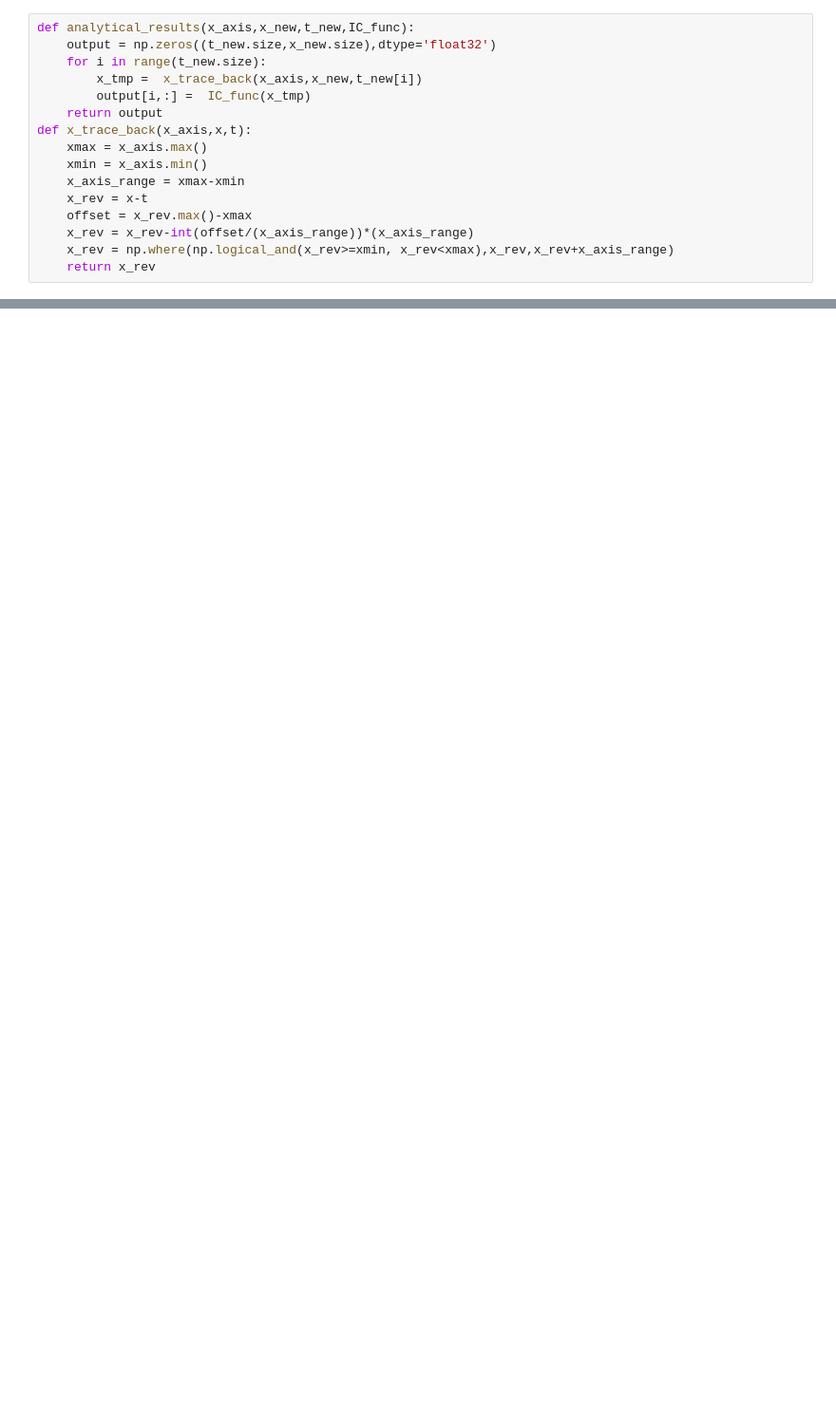
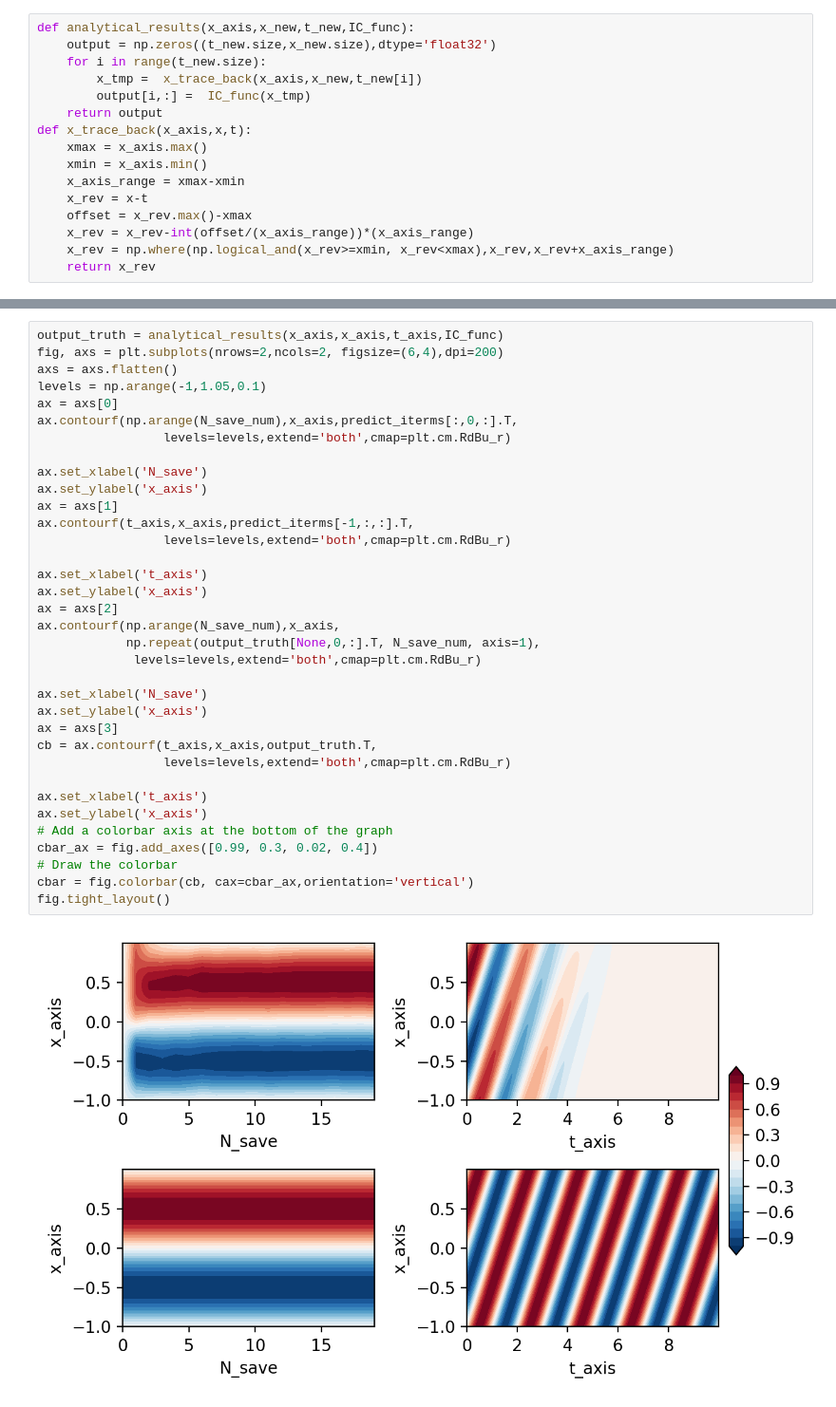
Before and after one commit to ChenggongWang/PINN_pytorch, a Jupyter notebook: Advection_1d.ipynb, the cells around one changed output, grey strips where cells are left out. Shown at 95% size. Saved outputs shown, nothing was run; the diff lists cells and outputs as text; blank space fills up the shorter version.

```diff
--- a/Advection_1d.ipynb
+++ b/Advection_1d.ipynb
@@ -249,3 +292,40 @@ fig.tight_layout()
+# %%
+output_truth = analytical_results(x_axis,x_axis,t_axis,IC_func)
+fig, axs = plt.subplots(nrows=2,ncols=2, figsize=(6,4),dpi=200)
+axs = axs.flatten()
+levels = np.arange(-1,1.05,0.1)
+ax = axs[0]
+ax.contourf(np.arange(N_save_num),x_axis,predict_iterms[:,0,:].T,
+                 levels=levels,extend='both',cmap=plt.cm.RdBu_r)
+
+ax.set_xlabel('N_save')
+ax.set_ylabel('x_axis')
+ax = axs[1]
+ax.contourf(t_axis,x_axis,predict_iterms[-1,:,:].T,
+                 levels=levels,extend='both',cmap=plt.cm.RdBu_r)
+
+ax.set_xlabel('t_axis')
+ax.set_ylabel('x_axis')
+ax = axs[2]
+ax.contourf(np.arange(N_save_num),x_axis,
+            np.repeat(output_truth[None,0,:].T, N_save_num, axis=1),
+             levels=levels,extend='both',cmap=plt.cm.RdBu_r)
+
+ax.set_xlabel('N_save')
+ax.set_ylabel('x_axis')
+ax = axs[3]
+cb = ax.contourf(t_axis,x_axis,output_truth.T,
+                 levels=levels,extend='both',cmap=plt.cm.RdBu_r)
+
+ax.set_xlabel('t_axis')
+ax.set_ylabel('x_axis')
+# Add a colorbar axis at the bottom of the graph
+cbar_ax = fig.add_axes([0.99, 0.3, 0.02, 0.4])
+# Draw the colorbar
+cbar = fig.colorbar(cb, cax=cbar_ax,orientation='vertical')
+fig.tight_layout()
+# %% [output]
+[figure, added]
 # %%
 # high resolution output
 # regular grid
```
Also changed, not shown: parts of 8 cells of this notebook.
